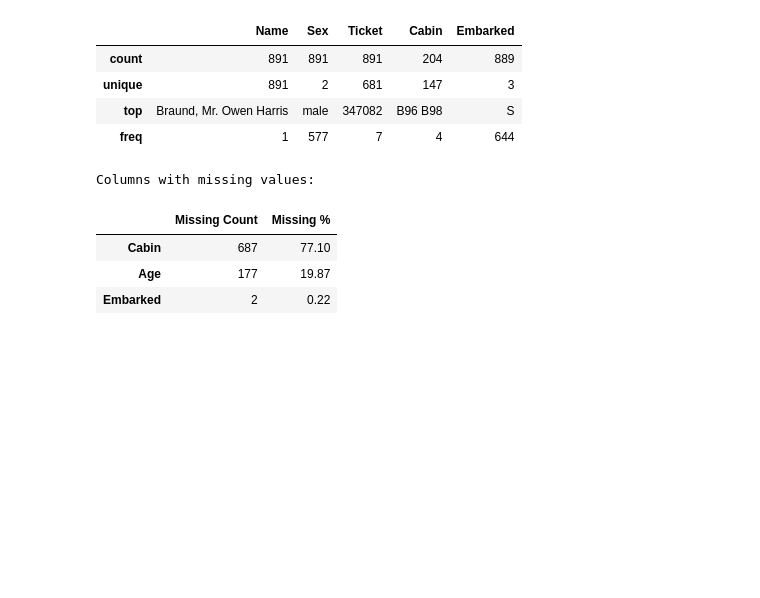
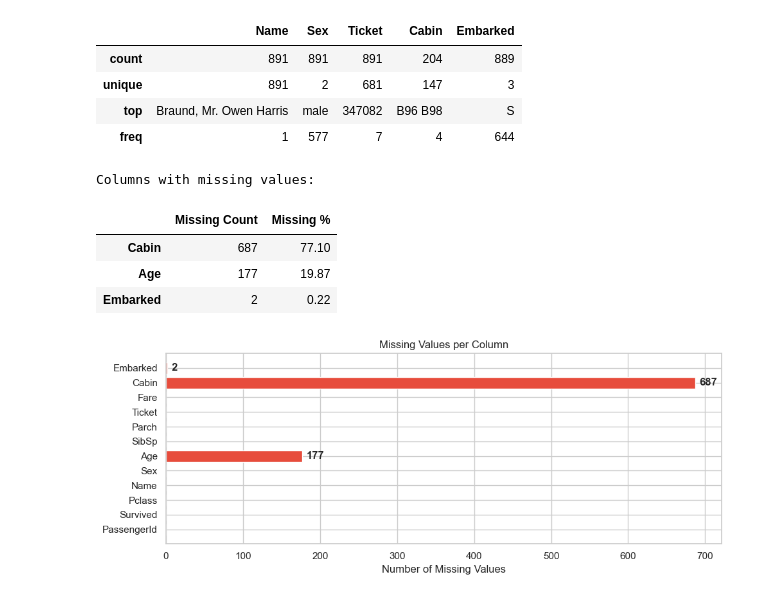
Before and after one commit to gabbi123/Data-Science-Projects, a Jupyter notebook: Titanic Survival Prediction/01_eda.ipynb, the cells around one changed output. Cells and saved outputs as stored; diff of their text form; code cells hidden in the pictures; blank space fills up the shorter version.

Commit message:
Added more plots for EDA

```diff
--- a/Titanic Survival Prediction/01_eda.ipynb
+++ b/Titanic Survival Prediction/01_eda.ipynb
@@ -109,3 +109,15 @@ Columns with missing values:
 | Embarked | 2 | 0.22 |
 # %%
 # Visualize missing values
+fig, ax = plt.subplots(figsize=(10, 4))
+colors = ["#e74c3c" if df[col].isnull().any() else "#2ecc71" for col in df.columns]
+ax.barh(df.columns, df.isnull().sum(), color=colors)
+ax.set_xlabel("Number of Missing Values")
+ax.set_title("Missing Values per Column")
+for i, v in enumerate(df.isnull().sum()):
+    if v > 0:
+        ax.text(v + 5, i, str(v), va="center", fontweight="bold")
+plt.tight_layout()
+plt.show()
+# %% [output]
+[figure, added]
```
Also changed, not shown: parts of 8 cells of this notebook.
